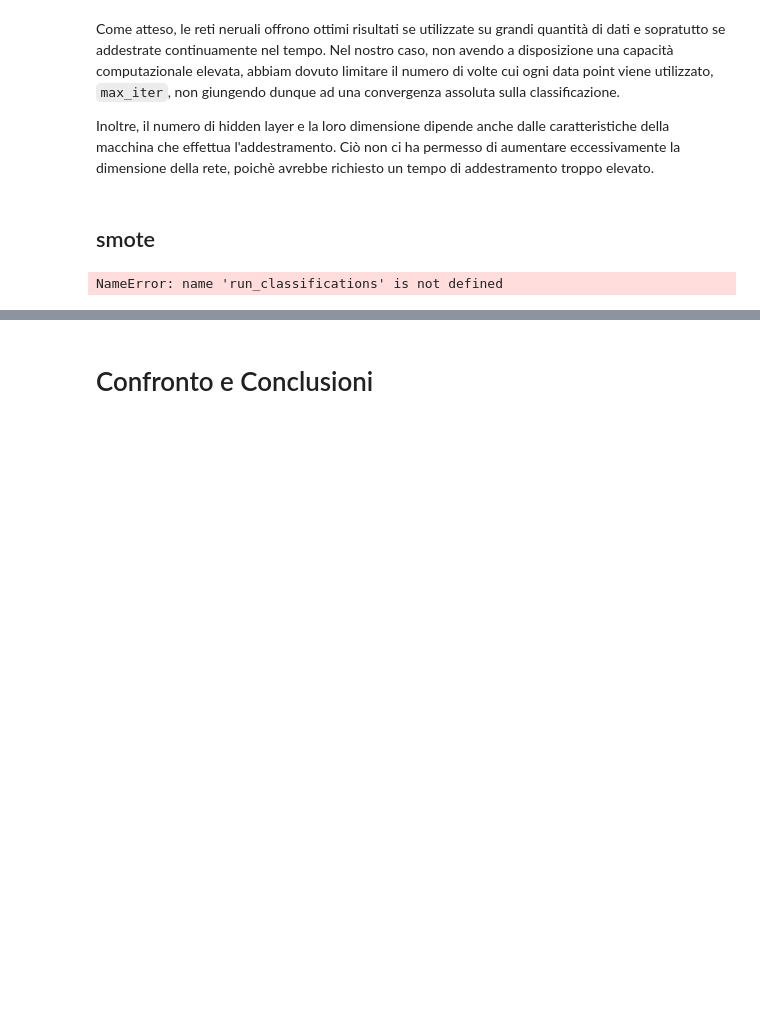
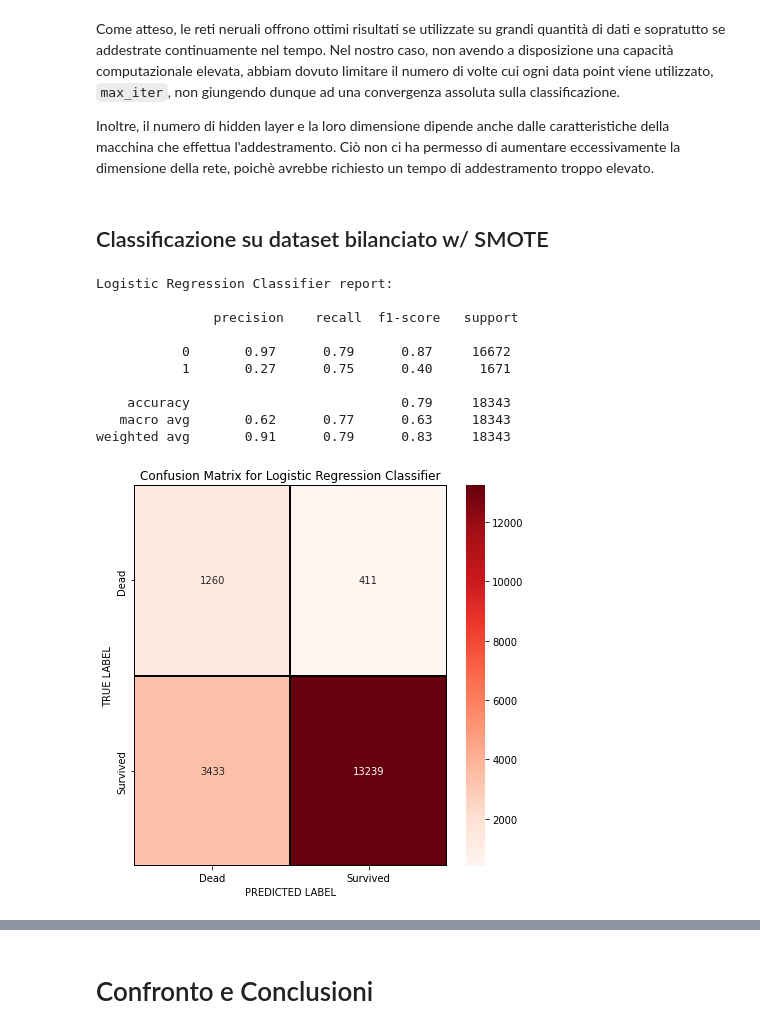
Before and after one commit to danilo-dellorco/ml-project, a Jupyter notebook: mich.ipynb, the cells around one changed output, grey strips where cells are left out. Drawn from its saved outputs; the diff is of its cells as text; code cells hidden in the pictures; blank space fills up the shorter version.

Commit message:
classification w smote

```diff
--- a/mich.ipynb
+++ b/mich.ipynb
@@ -1463,12 +1463,23 @@ weighted avg       0.90      0.92      0.90     18343
 Come atteso, le reti neruali offrono ottimi risultati se utilizzate su grandi quantità di dati e sopratutto se addestrate continuamente nel tempo. Nel nostro caso, non avendo a disposizione una capacità computazionale elevata, abbiam dovuto limitare il numero di volte cui ogni data point viene utilizzato, `max_iter`, non giungendo dunque ad una convergenza assoluta sulla classificazione.
 
 Inoltre, il numero di hidden layer e la loro dimensione dipende anche dalle caratteristiche della macchina che effettua l'addestramento. Ciò non ci ha permesso di aumentare eccessivamente la dimensione della rete, poichè avrebbe richiesto un tempo di addestramento troppo elevato.
-# %% [markdown]
-## smote
+# %% [markdown]
+## Classificazione su dataset bilanciato w/ SMOTE
 # %%
 scores_dict = {}
 
+lrc = LogisticRegression(solver="liblinear")
 run_classifications(trainX_smote,trainY_smote,testX,testY, fill = True,
-        model=lrc, model_name="Logistic Regression Classifier", experiment="Best Params", show_report=True)
+        model=lrc, model_name="Logistic Regression Classifier", experiment="SMOTE")
 # %% [output]
-NameError: name 'run_classifications' is not defined
+Logistic Regression Classifier report:
+
+               precision    recall  f1-score   support
+
+           0       0.97      0.79      0.87     16672
+           1       0.27      0.75      0.40      1671
+
+    accuracy                           0.79     18343
+   macro avg       0.62      0.77      0.63     18343
+weighted avg       0.91      0.79      0.83     18343
+[figure, added]
```
Also changed, not shown: parts of 12 cells of this notebook.
